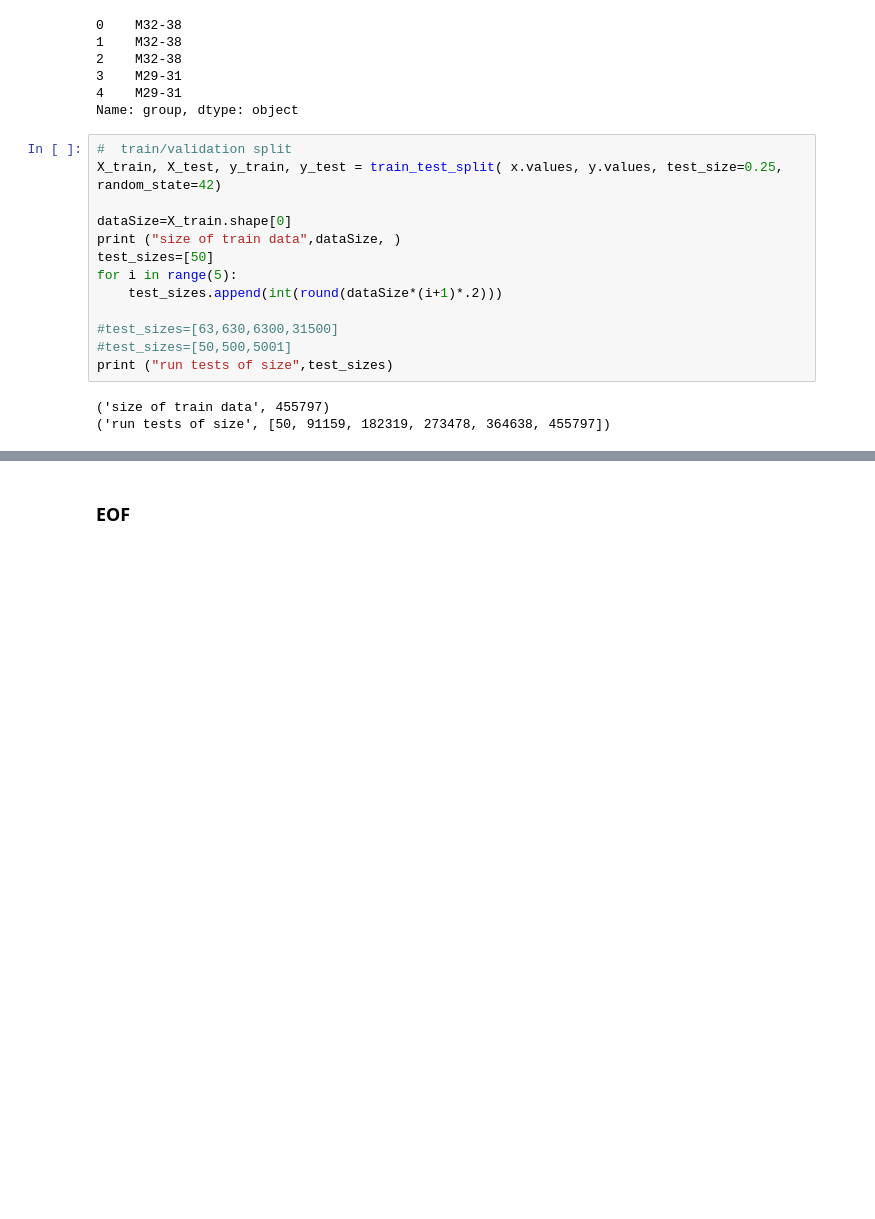
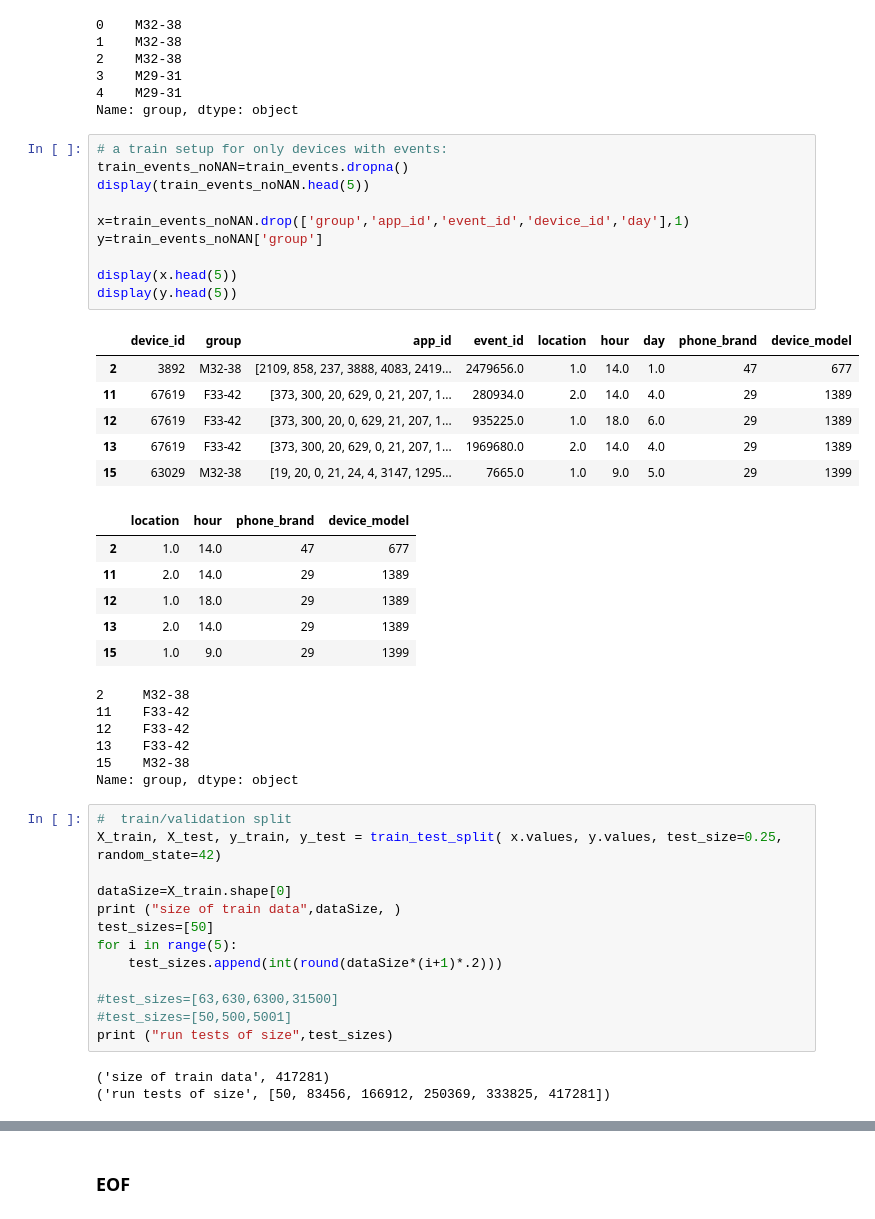
Before and after one commit to llathrop/Kagglescripts, a Jupyter notebook: TalkingData.ipynb, the cells around one changed output, grey strips where cells are left out. Drawn from its saved outputs; the diff is of its cells as text; blank space fills up the shorter version.

```diff
--- a/TalkingData.ipynb
+++ b/TalkingData.ipynb
@@ -732,6 +776,35 @@ display(y.head(5))
 3    M29-31
 4    M29-31
 Name: group, dtype: object
+# %%
+# a train setup for only devices with events:
+train_events_noNAN=train_events.dropna()
+display(train_events_noNAN.head(5))
+
+x=train_events_noNAN.drop(['group','app_id','event_id','device_id','day'],1)
+y=train_events_noNAN['group']
+
+display(x.head(5))
+display(y.head(5))
+# %% [output]
+|  | device_id | group | app_id | event_id | location | hour | day | phone_brand | device_model |
+| 2 | 3892 | M32-38 | [2109, 858, 237, 3888, 4083, 2419... | 2479656.0 | 1.0 | 14.0 | 1.0 | 47 | 677 |
+| 11 | 67619 | F33-42 | [373, 300, 20, 629, 0, 21, 207, 1... | 280934.0 | 2.0 | 14.0 | 4.0 | 29 | 1389 |
+| 12 | 67619 | F33-42 | [373, 300, 20, 0, 629, 21, 207, 1... | 935225.0 | 1.0 | 18.0 | 6.0 | 29 | 1389 |
+| 13 | 67619 | F33-42 | [373, 300, 20, 629, 0, 21, 207, 1... | 1969680.0 | 2.0 | 14.0 | 4.0 | 29 | 1389 |
+| 15 | 63029 | M32-38 | [19, 20, 0, 21, 24, 4, 3147, 1295... | 7665.0 | 1.0 | 9.0 | 5.0 | 29 | 1399 |
+|  | location | hour | phone_brand | device_model |
+| 2 | 1.0 | 14.0 | 47 | 677 |
+| 11 | 2.0 | 14.0 | 29 | 1389 |
+| 12 | 1.0 | 18.0 | 29 | 1389 |
+| 13 | 2.0 | 14.0 | 29 | 1389 |
+| 15 | 1.0 | 9.0 | 29 | 1399 |
+2     M32-38
+11    F33-42
+12    F33-42
+13    F33-42
+15    M32-38
+Name: group, dtype: object
 # %%
 #  train/validation split
 X_train, X_test, y_train, y_test = train_test_split( x.values, y.values, test_size=0.25, random_state=42)
@@ -746,5 +819,5 @@ for i in range(5):
 #test_sizes=[50,500,5001]
 print ("run tests of size",test_sizes)
 # %% [output]
-('size of train data', 455797)
-('run tests of size', [50, 91159, 182319, 273478, 364638, 455797])
+('size of train data', 417281)
+('run tests of size', [50, 83456, 166912, 250369, 333825, 417281])
```
Also changed, not shown: parts of 11 cells of this notebook.
